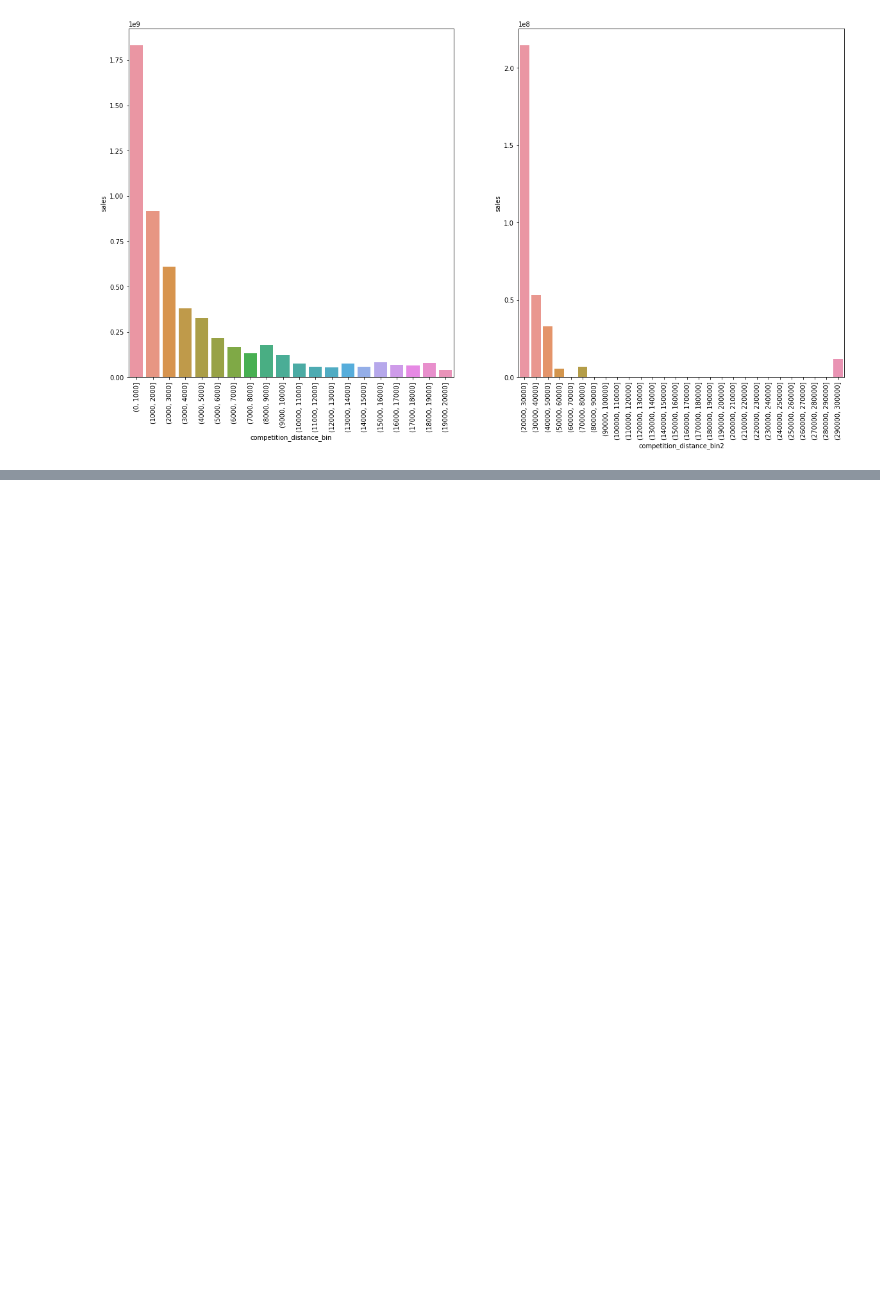
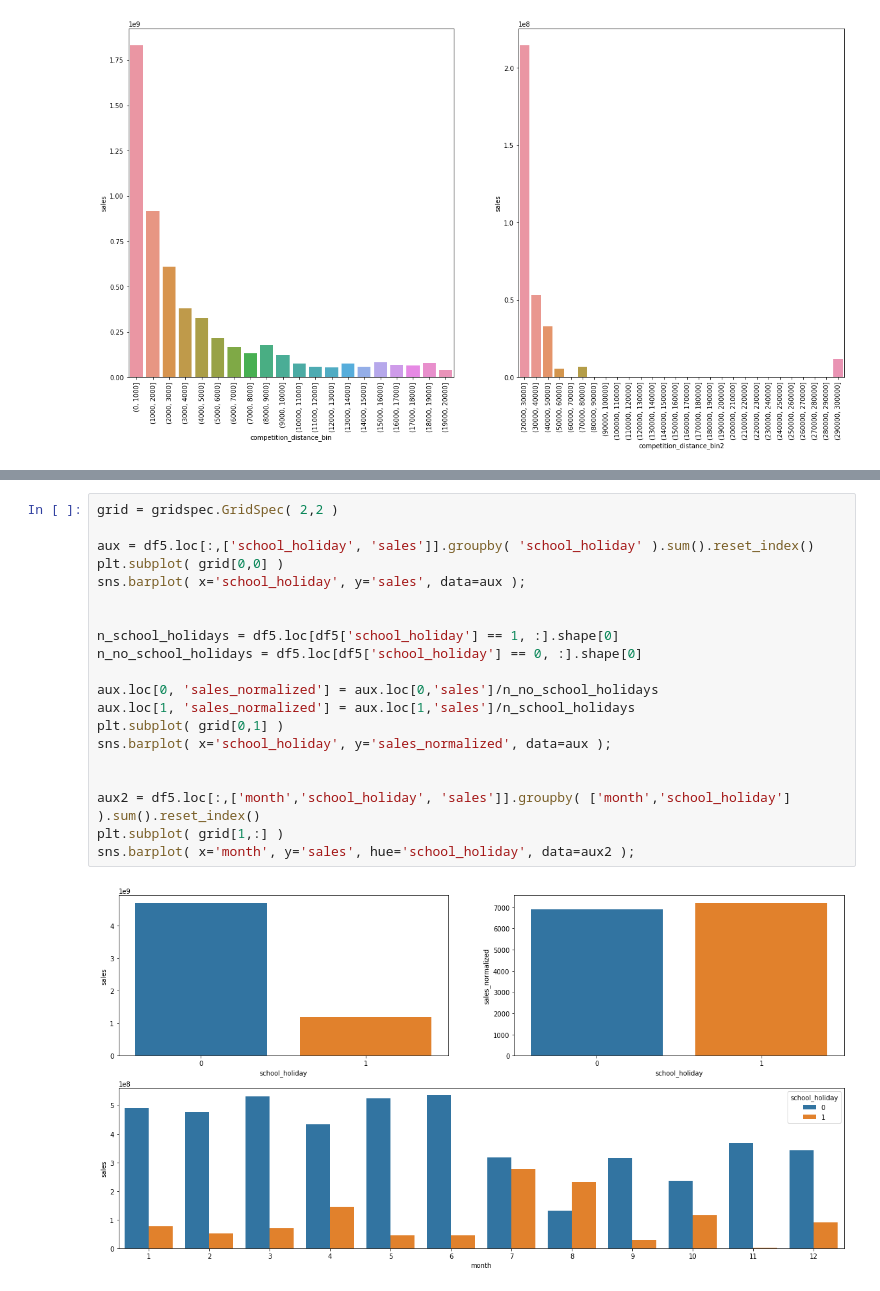
Before and after one commit to CleitonAmbrosio/Rossmann-Stores-Sales-Forecast, a Jupyter notebook: notebooks/cycle1_store_sales_prediction.ipynb, the cells around one changed output, grey strips where cells are left out. Saved outputs shown, nothing was run; the diff lists cells and outputs as text; blank space fills up the shorter version.

```diff
--- a/notebooks/cycle1_store_sales_prediction.ipynb
+++ b/notebooks/cycle1_store_sales_prediction.ipynb
@@ -634,0 +769,22 @@ plt.xticks( rotation=90 );
+# %%
+grid = gridspec.GridSpec( 2,2 )
+
+aux = df5.loc[:,['school_holiday', 'sales']].groupby( 'school_holiday' ).sum().reset_index()
+plt.subplot( grid[0,0] )
+sns.barplot( x='school_holiday', y='sales', data=aux );
+
+
+n_school_holidays = df5.loc[df5['school_holiday'] == 1, :].shape[0]
+n_no_school_holidays = df5.loc[df5['school_holiday'] == 0, :].shape[0]
+
+aux.loc[0, 'sales_normalized'] = aux.loc[0,'sales']/n_no_school_holidays
+aux.loc[1, 'sales_normalized'] = aux.loc[1,'sales']/n_school_holidays
+plt.subplot( grid[0,1] )
+sns.barplot( x='school_holiday', y='sales_normalized', data=aux );
+
+
+aux2 = df5.loc[:,['month','school_holiday', 'sales']].groupby( ['month','school_holiday'] ).sum().reset_index()
+plt.subplot( grid[1,:] )
+sns.barplot( x='month', y='sales', hue='school_holiday', data=aux2 );
+# %% [output]
+[figure, added]
```
Also changed, not shown: parts of 90 cells of this notebook.
